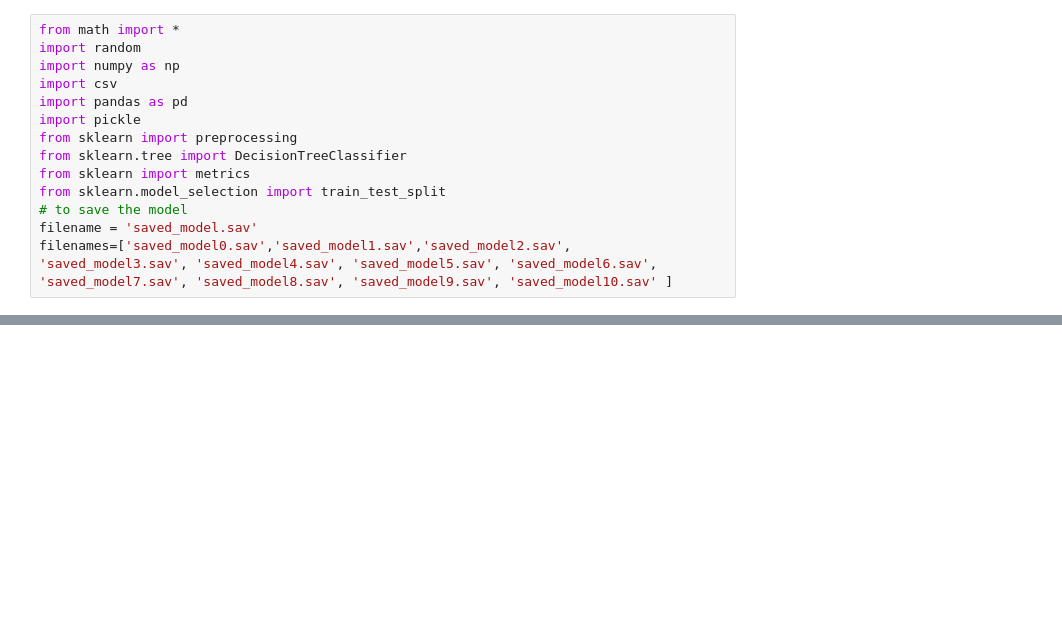
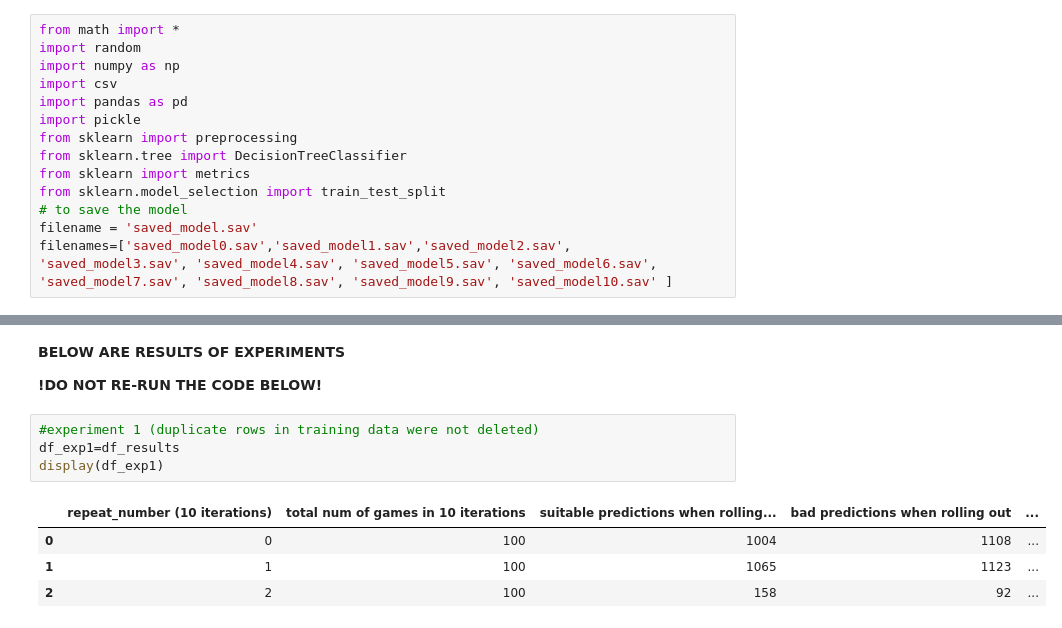
Before and after one commit to oxanaRC/CE888, a Jupyter notebook: Project3/my_project_code.ipynb, the cells around one changed output, grey strips where cells are left out. Cells and saved outputs as stored; diff of their text form; blank space fills up the shorter version.

```diff
--- a/Project3/my_project_code.ipynb
+++ b/Project3/my_project_code.ipynb
@@ -505,0 +529,13 @@ play game number 9: player 1 is using model saved_model9.sav; player 2 is the la
+# %% [markdown]
+**BELOW ARE RESULTS OF EXPERIMENTS**
+
+**!DO NOT RE-RUN THE CODE BELOW!**
+# %%
+#experiment 1 (duplicate rows in training data were not deleted)
+df_exp1=df_results
+display(df_exp1)
+# %% [output]
+|  | repeat_number (10 iterations) | total num of games in 10 iterations | suitable predictions when rolling... | bad predictions when rolling out | ... |
+| 0 | 0 | 100 | 1004 | 1108 | ... |
+| 1 | 1 | 100 | 1065 | 1123 | ... |
+| 2 | 2 | 100 | 158 | 92 | ... |
```
Also changed, not shown: parts of 8 cells of this notebook.
